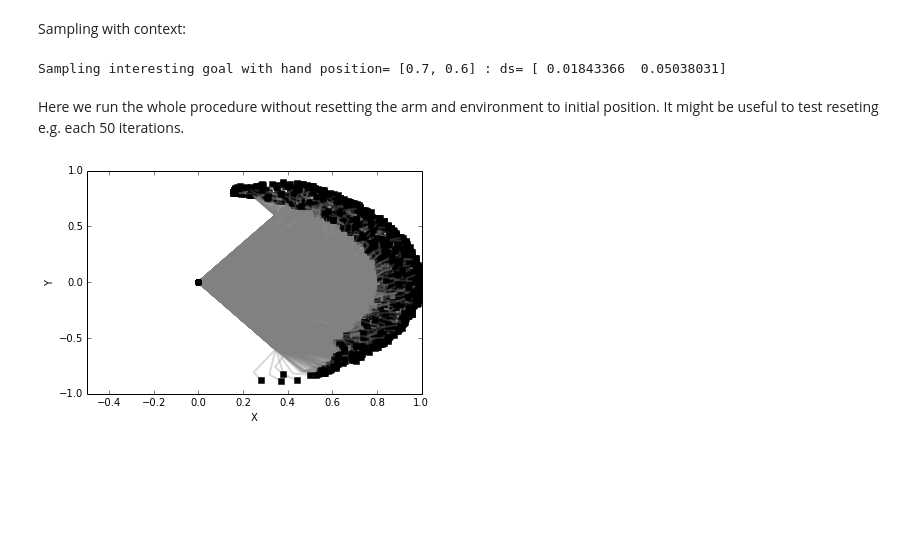
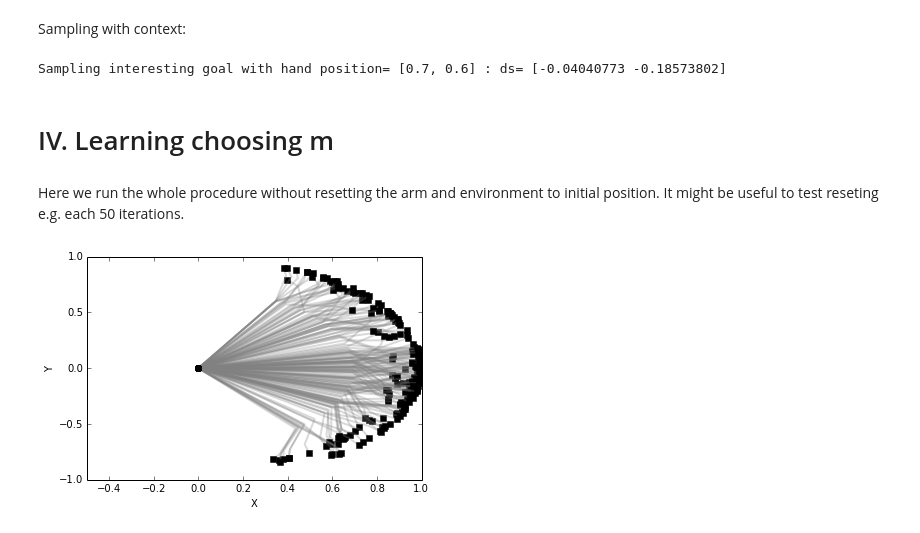
Before and after one commit to flowersteam/explauto, a Jupyter notebook: notebook/learning_with_context.ipynb, the cells around one changed output. Saved outputs shown, nothing was run; the diff lists cells and outputs as text; code cells hidden in the pictures; blank space fills up the shorter version.

Commit message:
context actions without choosing m

```diff
--- a/notebook/learning_with_context.ipynb
+++ b/notebook/learning_with_context.ipynb
@@ -21,11 +18,9 @@ from explauto.environment import environments
 env_cls = SimpleArmEnvironment
 env_conf = environments['simple_arm'][1]['low_dimensional']
 
-rest_position = [0]*3
-
 context_mode = dict(choose_m=True,
                     context_dims=[0,1],
-                    rest_position=rest_position,
+                    rest_position=[0]*3,
                     dm_bounds=[[-0.2, -0.2, -0.2],
                               [0.2, 0.2, 0.2]],
                     ds_bounds=[[-0.2, -0.2],
@@ -65,7 +63,7 @@ sm_model = SensorimotorModel.from_configuration(conf, 'NN', 'default')
 %pylab inline
 ax = axes()
 
-for mdm in environment.random_motors(n=2000):
+for mdm in environment.random_motors(n=200):
     context = environment.current_sensori_position
     sds = environment.update(mdm, reset=True)
     sm_model.update(mdm, sds)
@@ -156,19 +77,0 @@ Goal ds= [-0.05, 0.1] Reached ds= [-0.0416323   0.14126405]
-# %%
-# Inverse without context: (M, dM) <- i(S, dS)
-
-sm_model.mode = "exploit" # no exploration noise
-
-s_goal = [0.8, 0.5]
-ds_goal = [-0.1, 0.1]
-mdm = sm_model.inverse_prediction(s_goal + ds_goal)
-m = mdm[0:3]
-dm = mdm[3:6]
-print "Inverse without context: m =", m, "dm =", dm
-
-ax = axes()
-environment.update(np.hstack((m, [0]*3)))
-environment.plot(ax)
-environment.update(np.hstack((m, dm)))
-environment.plot(ax, color='red')
-ax.plot(*s_goal, marker='o', color='k')
-ax.plot(*list(np.array(s_goal)+np.array(ds_goal)), marker='x', color='red')
@@ -186,8 +87,8 @@ im_model = DiscretizedProgress(conf, conf.s_dims, **{'x_card': 1000,
                                                      'measure': competence_dist})
 # %%
 # Or with Random interest model
-#from explauto.interest_model.random import RandomInterest
-#im_model = RandomInterest(conf, conf.s_dims)
+from explauto.interest_model.random import RandomInterest
+im_model = RandomInterest(conf, conf.s_dims)
 # %% [markdown]
 Sampling with context:
 # %%
@@ -199,43 +100,41 @@ ds = im_model.sample_given_context(c, c_dims)
 #print im_model.discrete_progress.progress()
 print "Sampling interesting goal with hand position=", c, ": ds=", ds
 # %% [output]
-Sampling interesting goal with hand position= [0.7, 0.6] : ds= [ 0.01843366  0.05038031]
+Sampling interesting goal with hand position= [0.7, 0.6] : ds= [-0.04040773 -0.18573802]
+# %% [markdown]
+# IV. Learning choosing m
 # %% [markdown]
 Here we run the whole procedure without resetting the arm and environment to initial position.
 It might be useful to test reseting e.g. each 50 iterations.
 # %%
 # Reset environment
 environment.reset()
 
 # Reset sensorimotor model
 sm_model = SensorimotorModel.from_configuration(conf, 'NN', 'default')
 
 c_dims = [0, 1] # hand position's dimensions
 
 # Add one point to boostrap sensorimotor model
 sm_model.update([0.]*6, np.hstack((environment.current_sensori_position, [0., 0.])))
 
 ax = axes()
 
-for _ in range(2000):
+for _ in range(200):
     # Get current context
-    c = environment.current_sensori_position
+    s = environment.current_sensori_position
     # sample a random sensory goal using the interest model:
-    ds_g = im_model.sample_given_context(c, c_dims)
+    ds_g = im_model.sample_given_context(s, c_dims)
     #print "sample ds=", ds_g
     # infer a motor command to reach that goal using the sensorimotor model:
-    mdm = sm_model.inverse_prediction(np.hstack((c, ds_g)))
-    m = mdm[0:3]
-    dm = mdm[3:6]
+    mdm = sm_model.inverse_prediction(np.hstack((s, ds_g)))
     # execute this command and observe the corresponding sensory effect:
-    sds = environment.update(mdm)
-    s = sds[:2]
-    ds = sds[2:]
+    sds = environment.update(mdm, reset=False)
     # update the sensorimotor model:
     sm_model.update(mdm, sds)
     # update interest model
-    im_model.update(hstack((mdm, sds)), hstack((mdm, c, ds_g)))
+    im_model.update(hstack((mdm, s, ds_g)), hstack((mdm, sds)))
     # plot arm
     environment.plot(ax, alpha=0.3)
 # %% [output]
-[figure, old version]
+[figure, new version]
```
Also changed, not shown: parts of 28 cells of this notebook, 12 other files.
